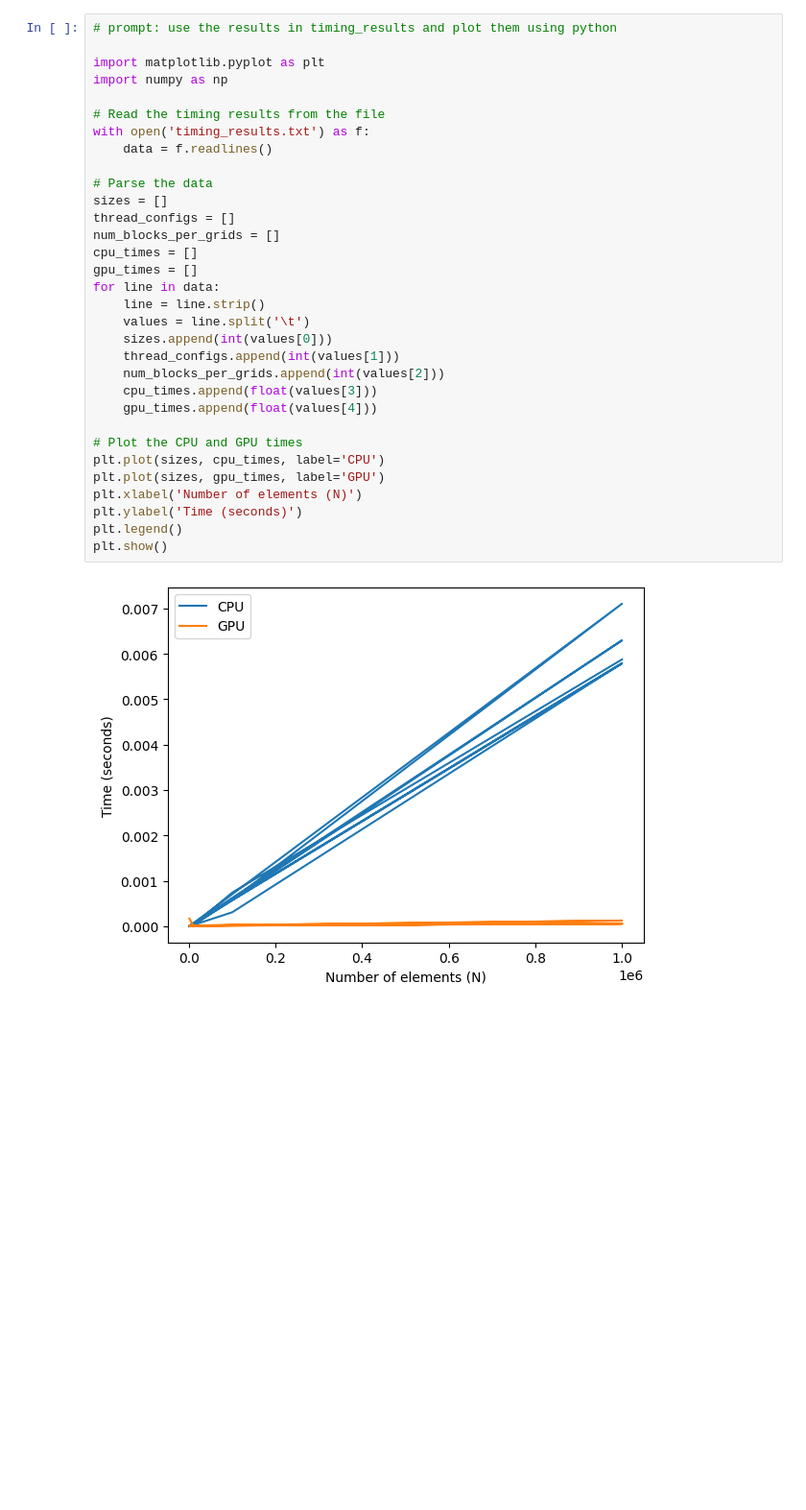
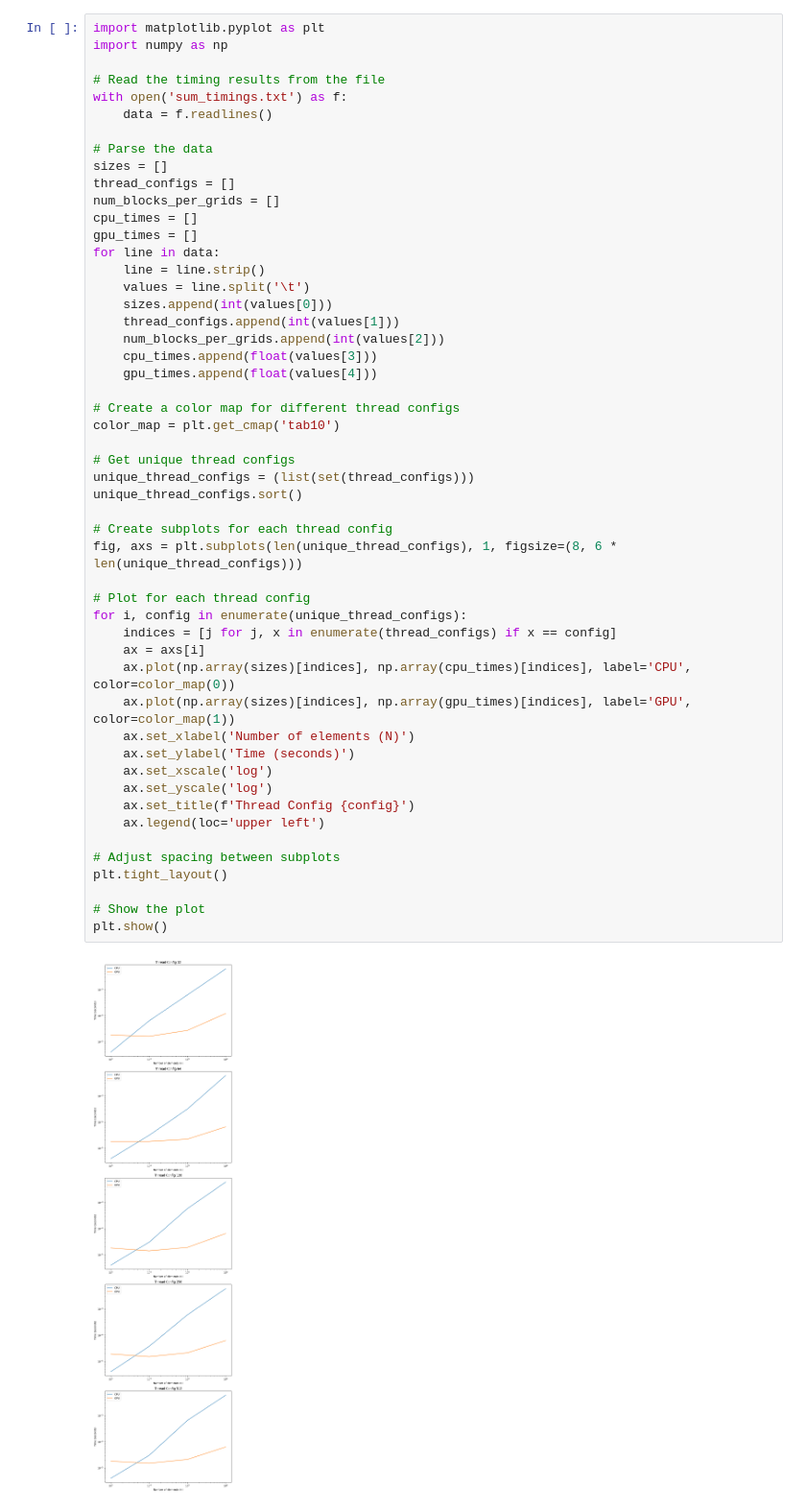
Before and after one commit to aliasgharchakera/GPU-Spring24-Assignment01, a Jupyter notebook: AY06993_Assgn1.ipynb, the cells around one changed output. Shown at 96% size. Cells and saved outputs as stored; diff of their text form; blank space fills up the shorter version.

Commit message:
plots generated

```diff
--- a/AY06993_Assgn1.ipynb
+++ b/AY06993_Assgn1.ipynb
@@ -206,36 +300,55 @@ int main() {
     return 0;
 }
 # %%
-# prompt: use the results in timing_results and plot them using python
-
 import matplotlib.pyplot as plt
 import numpy as np
 
 # Read the timing results from the file
-with open('timing_results.txt') as f:
+with open('sum_timings.txt') as f:
     data = f.readlines()
 
 # Parse the data
 sizes = []
 thread_configs = []
 num_blocks_per_grids = []
 cpu_times = []
 gpu_times = []
 for line in data:
     line = line.strip()
     values = line.split('\t')
     sizes.append(int(values[0]))
     thread_configs.append(int(values[1]))
     num_blocks_per_grids.append(int(values[2]))
     cpu_times.append(float(values[3]))
     gpu_times.append(float(values[4]))
 
-# Plot the CPU and GPU times
-plt.plot(sizes, cpu_times, label='CPU')
-plt.plot(sizes, gpu_times, label='GPU')
-plt.xlabel('Number of elements (N)')
-plt.ylabel('Time (seconds)')
-plt.legend()
+# Create a color map for different thread configs
+color_map = plt.get_cmap('tab10')
+
+# Get unique thread configs
+unique_thread_configs = (list(set(thread_configs)))
+unique_thread_configs.sort()
+
+# Create subplots for each thread config
+fig, axs = plt.subplots(len(unique_thread_configs), 1, figsize=(8, 6 * len(unique_thread_configs)))
+
+# Plot for each thread config
+for i, config in enumerate(unique_thread_configs):
+    indices = [j for j, x in enumerate(thread_configs) if x == config]
+    ax = axs[i]
+    ax.plot(np.array(sizes)[indices], np.array(cpu_times)[indices], label='CPU', color=color_map(0))
+    ax.plot(np.array(sizes)[indices], np.array(gpu_times)[indices], label='GPU', color=color_map(1))
+    ax.set_xlabel('Number of elements (N)')
+    ax.set_ylabel('Time (seconds)')
+    ax.set_xscale('log')
+    ax.set_yscale('log')
+    ax.set_title(f'Thread Config {config}')
+    ax.legend(loc='upper left')
+
+# Adjust spacing between subplots
+plt.tight_layout()
+
+# Show the plot
 plt.show()
 # %% [output]
-[figure, old version]
+[figure, new version]
```
Also changed, not shown: parts of 6 cells of this notebook.
